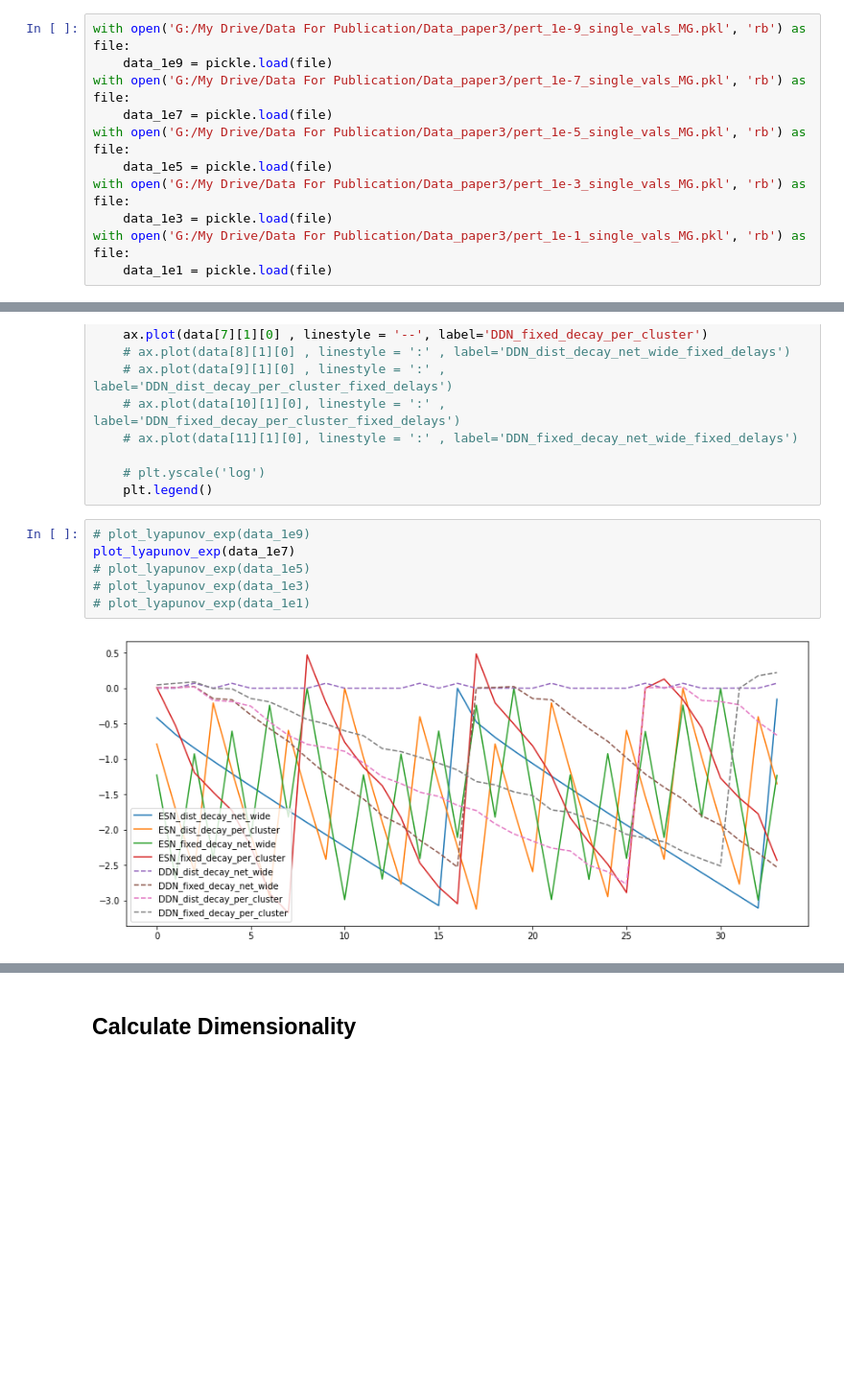
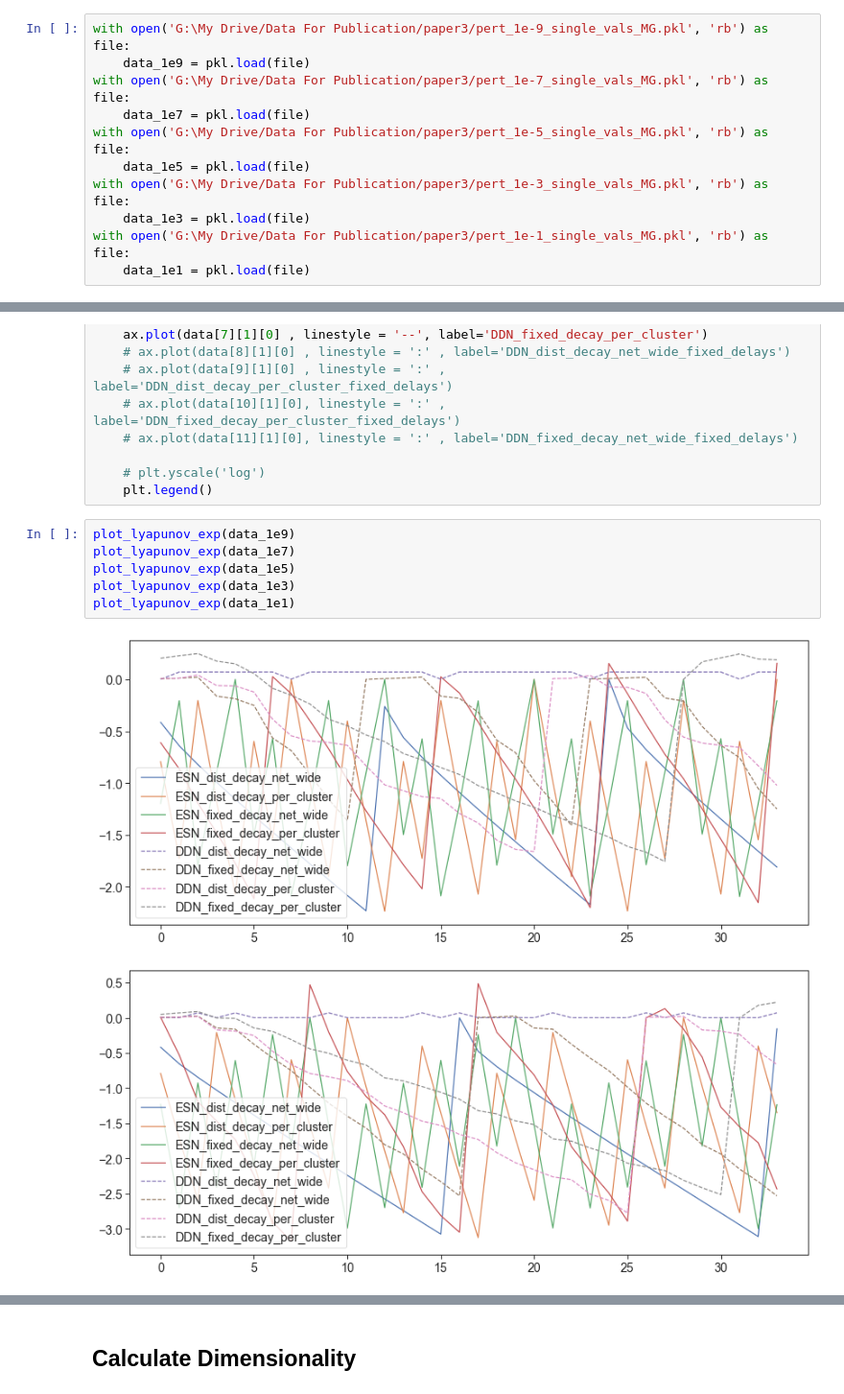
Before and after one commit to Nishant-codex/DDN-public, a Jupyter notebook: DDN_example_mackeyglass.ipynb, the cells around one changed output, grey strips where cells are left out. Shown at 96% size. Saved outputs shown, nothing was run; the diff lists cells and outputs as text; blank space fills up the shorter version.

Commit message:
final plots

```diff
--- a/DDN_example_mackeyglass.ipynb
+++ b/DDN_example_mackeyglass.ipynb
@@ -845,16 +1096,16 @@ with open('G:/My Drive/Data For Publication/Data_paper3/pert_1e-9_single_vals_MG
 # %% [markdown]
 ## Plot Lyapunov results
 # %%
-with open('G:/My Drive/Data For Publication/Data_paper3/pert_1e-9_single_vals_MG.pkl', 'rb') as file:
-    data_1e9 = pickle.load(file)
-with open('G:/My Drive/Data For Publication/Data_paper3/pert_1e-7_single_vals_MG.pkl', 'rb') as file:
-    data_1e7 = pickle.load(file)
-with open('G:/My Drive/Data For Publication/Data_paper3/pert_1e-5_single_vals_MG.pkl', 'rb') as file:
-    data_1e5 = pickle.load(file)
-with open('G:/My Drive/Data For Publication/Data_paper3/pert_1e-3_single_vals_MG.pkl', 'rb') as file:
-    data_1e3 = pickle.load(file)
-with open('G:/My Drive/Data For Publication/Data_paper3/pert_1e-1_single_vals_MG.pkl', 'rb') as file:
-    data_1e1 = pickle.load(file)
+with open('G:\My Drive/Data For Publication/paper3/pert_1e-9_single_vals_MG.pkl', 'rb') as file:
+    data_1e9 = pkl.load(file)
+with open('G:\My Drive/Data For Publication/paper3/pert_1e-7_single_vals_MG.pkl', 'rb') as file:
+    data_1e7 = pkl.load(file)
+with open('G:\My Drive/Data For Publication/paper3/pert_1e-5_single_vals_MG.pkl', 'rb') as file:
+    data_1e5 = pkl.load(file)
+with open('G:\My Drive/Data For Publication/paper3/pert_1e-3_single_vals_MG.pkl', 'rb') as file:
+    data_1e3 = pkl.load(file)
+with open('G:\My Drive/Data For Publication/paper3/pert_1e-1_single_vals_MG.pkl', 'rb') as file:
+    data_1e1 = pkl.load(file)
 # %%
 def plot_lyapunov_exp(data, model_name = '', sample_id = 0, title = False, plot_size = (10, 7)):
     fig,ax = plt.subplots(figsize=[14,6])
@@ -893,10 +1144,11 @@ def plot_distance(data, model_name = '', sample_id = 0, title = False, plot_size
     # plt.yscale('log')
     plt.legend()
 # %%
-# plot_lyapunov_exp(data_1e9)
+plot_lyapunov_exp(data_1e9)
 plot_lyapunov_exp(data_1e7)
-# plot_lyapunov_exp(data_1e5)
-# plot_lyapunov_exp(data_1e3)
-# plot_lyapunov_exp(data_1e1)
+plot_lyapunov_exp(data_1e5)
+plot_lyapunov_exp(data_1e3)
+plot_lyapunov_exp(data_1e1)
 # %% [output]
-[figure, old version]
+[figure, new version]
+[figure, added]
```
Also changed, not shown: parts of 26 cells of this notebook, 10 other files.
